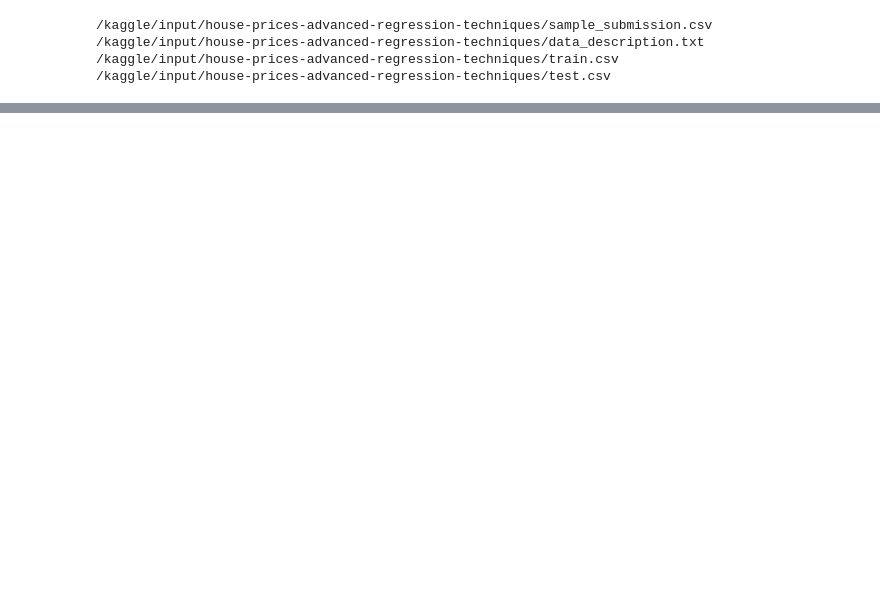
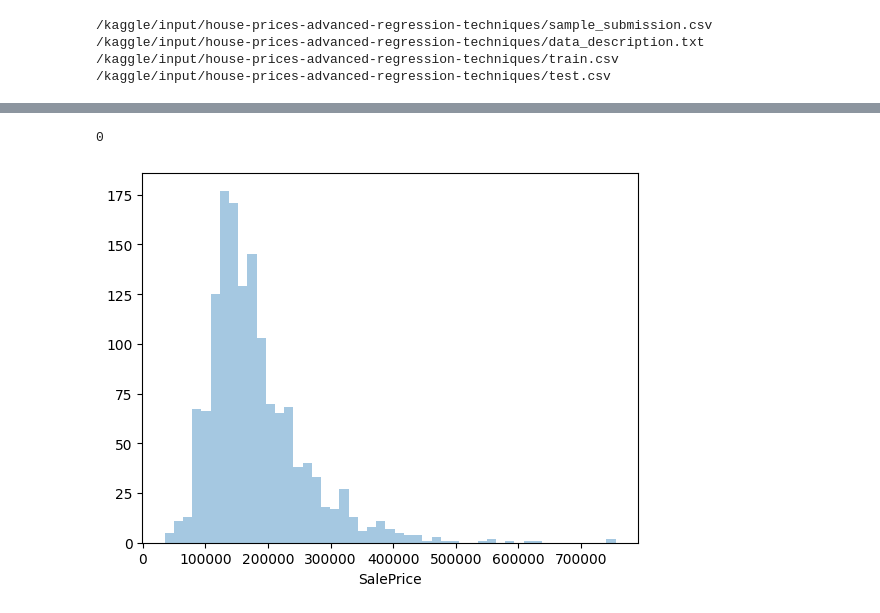
Before and after one commit to Sayak9/Kaggle-House-Prices-Advanced-Regression-Competition, a Jupyter notebook: kaggle-competition-house-prices.ipynb, the cells around one changed output, grey strips where cells are left out. Saved outputs shown, nothing was run; the diff lists cells and outputs as text; code cells hidden in the pictures; blank space fills up the shorter version.

Commit message:
Kaggle Notebook | Kaggle Competition House Prices  | Version 2

```diff
--- a/kaggle-competition-house-prices.ipynb
+++ b/kaggle-competition-house-prices.ipynb
@@ -37,3 +37,10 @@ import warnings
 warnings.filterwarnings('ignore')
 
 pd.pandas.set_option('display.max_columns', None)
+# %%
+df_train = pd.read_csv("../input/house-prices-advanced-regression-techniques/train.csv")
+df_test = pd.read_csv("../input/house-prices-advanced-regression-techniques/test.csv")
+sample_submission = pd.read_csv("../input/house-prices-advanced-regression-techniques/sample_submission.csv")
+print("train data shape is {}".format(df_train.shape))
+print("test data shape is {}".format(df_test.shape))
+print("sample_submission data shape is {}".format(sample_submission.shape))
@@ -39,0 +60,11 @@ pd.pandas.set_option('display.max_columns', None)
+# %%
+df_train.duplicated().sum()
+# %% [output]
+0
+# %%
+# Distribution of values in target feature
+
+sns.distplot(df_train.get('SalePrice'), kde=False)
+plt.show()
+# %% [output]
+[figure, added]
```
Also changed, not shown: parts of 99 cells of this notebook.
